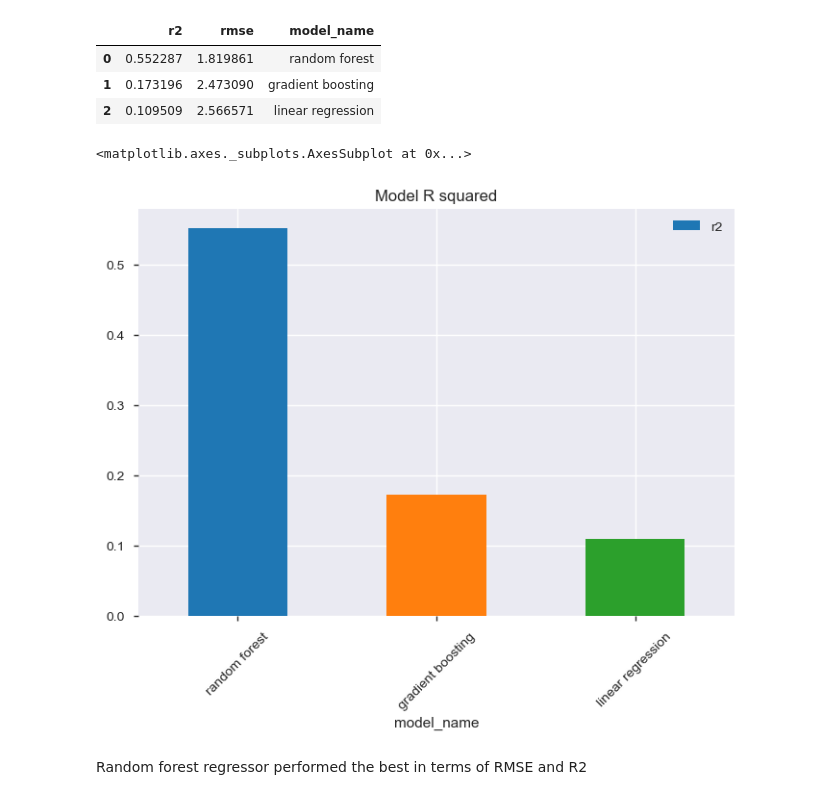
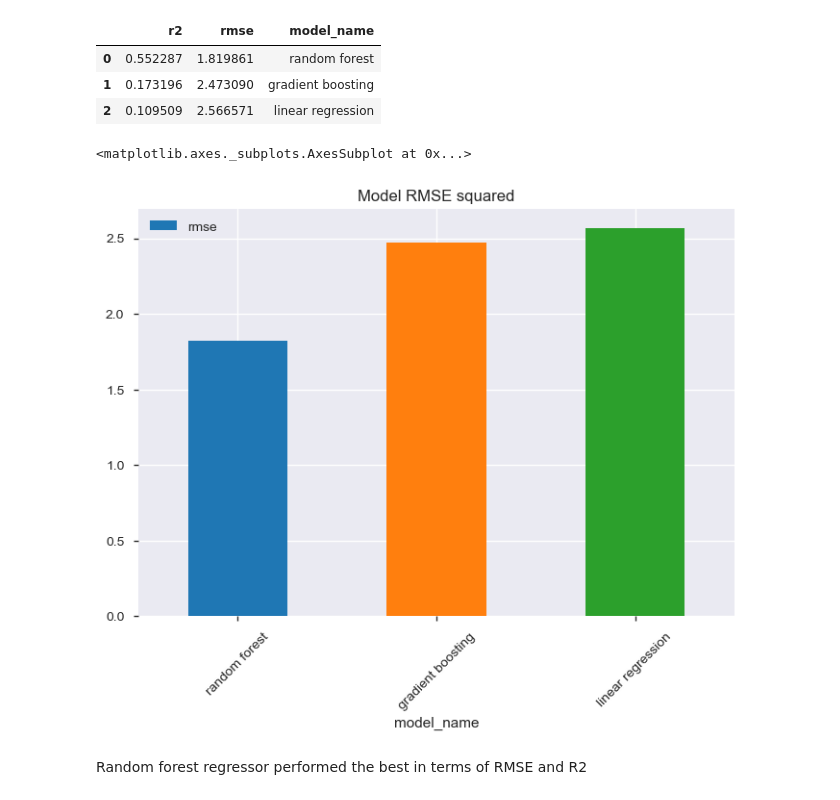
Before and after one commit to jennxf/gojek, a Jupyter notebook: code/gojek.ipynb, the cells around one changed output. Saved outputs shown, nothing was run; the diff lists cells and outputs as text; code cells hidden in the pictures.

```diff
--- a/code/gojek.ipynb
+++ b/code/gojek.ipynb
@@ -882,10 +854,10 @@ model_df
 | 1 | 0.173196 | 2.473090 | gradient boosting |
 | 2 | 0.109509 | 2.566571 | linear regression |
 # %%
-model_df.plot(x = 'model_name',y='r2', kind = 'bar', title = 'Model R squared', rot = 45)
+model_df.plot(x = 'model_name',y='rmse', kind = 'bar', title = 'Model RMSE squared', rot = 45)
 # %% [output]
 <matplotlib.axes._subplots.AxesSubplot at 0x...>
-[figure, old version]
+[figure, new version]
 # %% [markdown]
 Random forest regressor performed the best in terms of RMSE and R2
 # %% [markdown]
```
Also changed, not shown: parts of 16 cells of this notebook.
